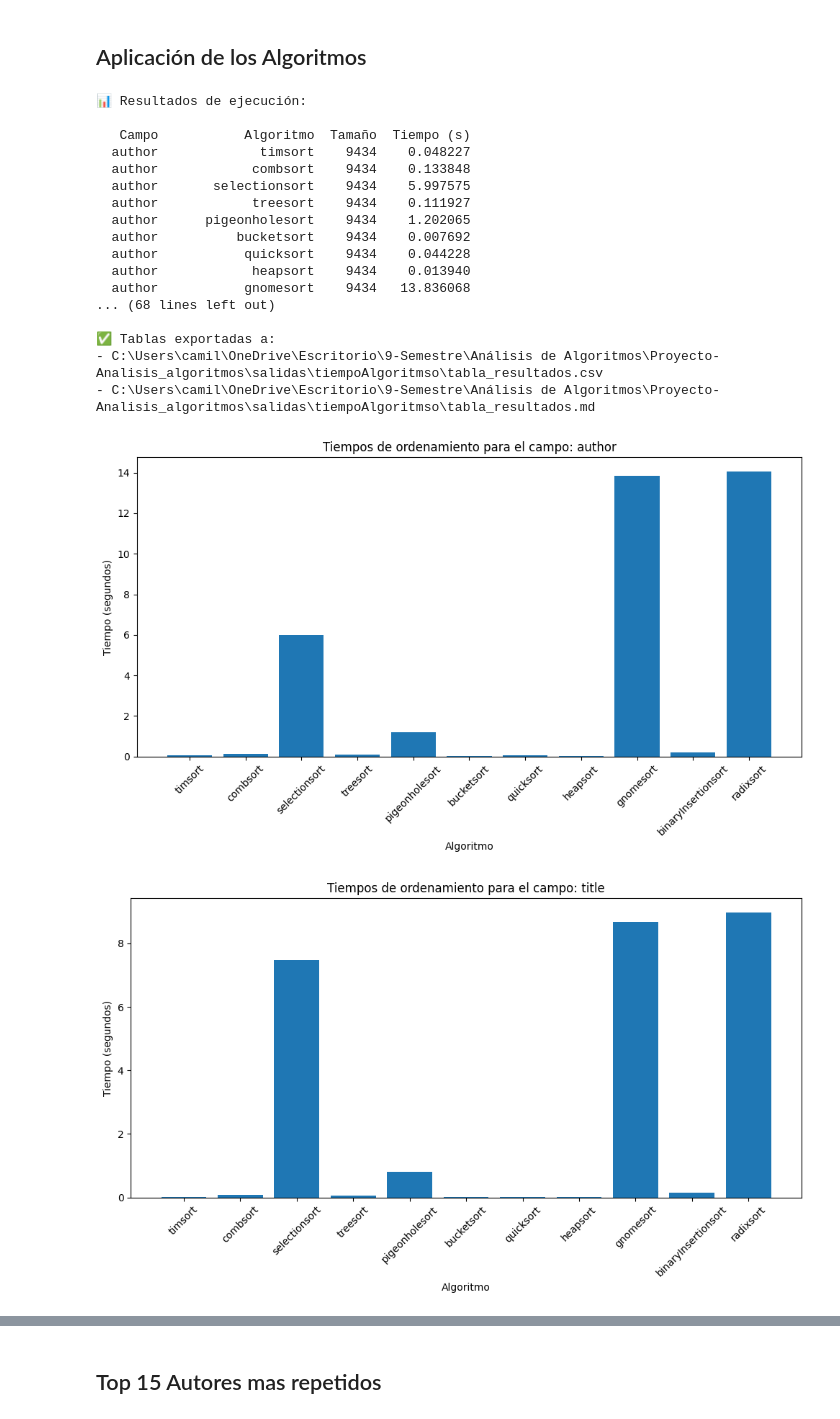
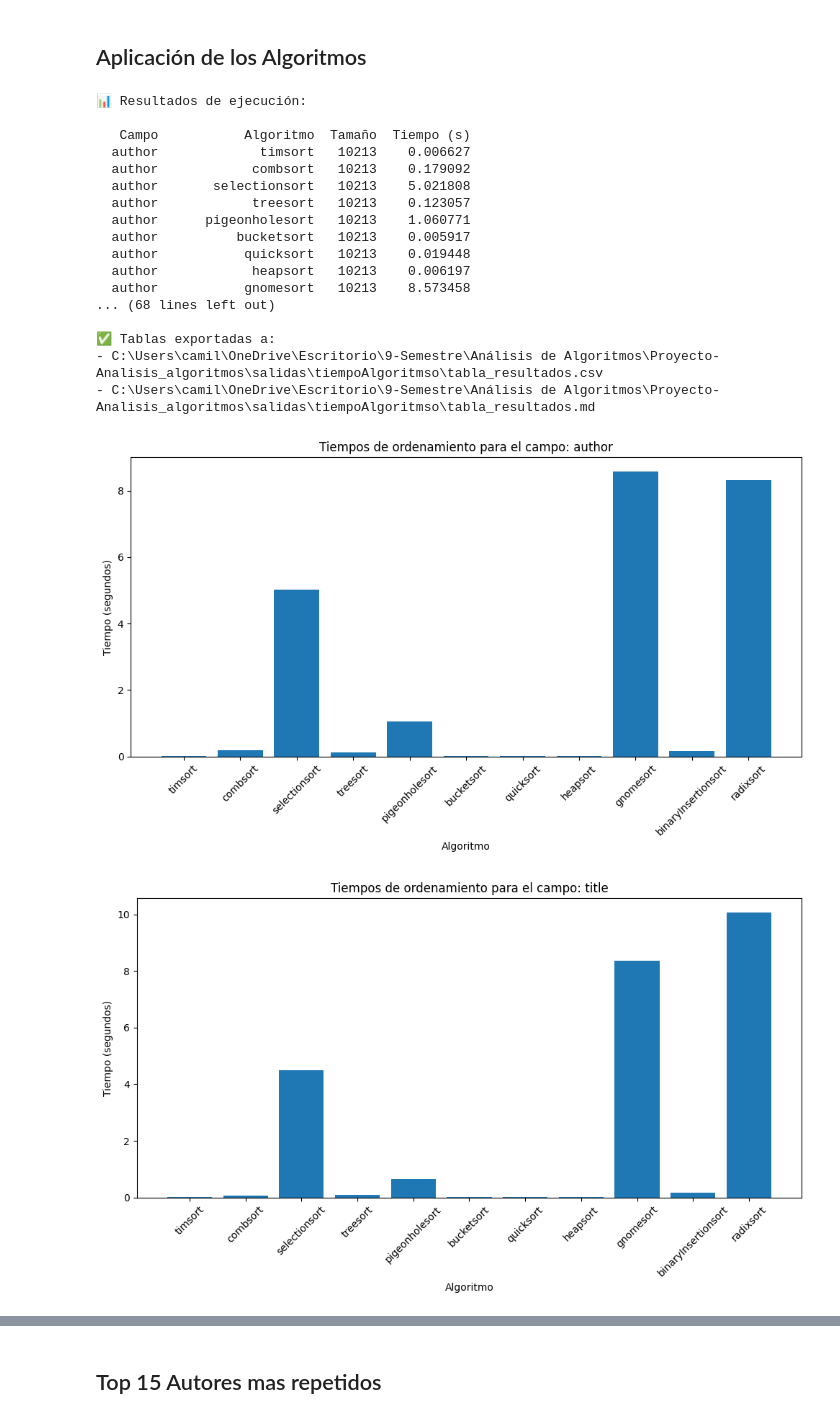
Before and after one commit to CamiloCuenca/Proyecto-Analisis_algoritmos, a Jupyter notebook: Limpieza.ipynb, the cells around one changed output, grey strips where cells are left out. Saved outputs shown, nothing was run; the diff lists cells and outputs as text; code cells hidden in the pictures.

Commit message:
Se corrigió el PATH del archivo consolidado.

```diff
--- a/Limpieza.ipynb
+++ b/Limpieza.ipynb
@@ -203,7 +203,7 @@ from dotenv import load_dotenv
 load_dotenv()
 
 # Definir rutas
-BIBTEX_PATH =os.getenv("CONSOLIDADO_ORGANIZADO_PATH")
+BIBTEX_PATH =os.getenv("CONSOLIDADO_PATH")
 OUTPUT_PATH = os.getenv("ORDENAMIENTO_PATH")
 TIMING_PATH = os.getenv("TIEMPOS_PATH")
 
@@ -565,41 +565,41 @@ with open(md_path, "w", encoding="utf-8") as f:
     f.write(df_resultados.to_markdown(index=False))
 
 print(f"\n✅ Tablas exportadas a:\n- {csv_path}\n- {md_path}")
 
 
 # %%
 # Graficar tiempos de ordenamiento para cada clave
 for field, algo_times in timings.items():
     algo_names = list(algo_times.keys())
     times_list = [algo_times[algo] for algo in algo_names]
 
     plt.figure(figsize=(10,6))
     plt.bar(algo_names, times_list)
     plt.xlabel('Algoritmo')
     plt.ylabel('Tiempo (segundos)')
     plt.title(f'Tiempos de ordenamiento para el campo: {field}')
     plt.xticks(rotation=45)
     plt.tight_layout()
     # Guardar la gráfica en TIMING_PATH (por ejemplo, "tiempo_author.png")
     plt.savefig(os.path.join(TIMING_PATH, f"tiempo_{field}.png"))
     plt.show()
 # %% [output]
 📊 Resultados de ejecución:
 
    Campo           Algoritmo  Tamaño  Tiempo (s)
-  author             timsort    9434    0.048227
-  author            combsort    9434    0.133848
-  author       selectionsort    9434    5.997575
-  author            treesort    9434    0.111927
-  author      pigeonholesort    9434    1.202065
-  author          bucketsort    9434    0.007692
-  author           quicksort    9434    0.044228
-  author            heapsort    9434    0.013940
-  author           gnomesort    9434   13.836068
+  author             timsort   10213    0.006627
+  author            combsort   10213    0.179092
+  author       selectionsort   10213    5.021808
+  author            treesort   10213    0.123057
+  author      pigeonholesort   10213    1.060771
+  author          bucketsort   10213    0.005917
+  author           quicksort   10213    0.019448
+  author            heapsort   10213    0.006197
+  author           gnomesort   10213    8.573458
 ... (68 lines left out)
 
 ✅ Tablas exportadas a:
 - C:\Users\camil\OneDrive\Escritorio\9-Semestre\Análisis de Algoritmos\Proyecto-Analisis_algoritmos\salidas\tiempoAlgoritmso\tabla_resultados.csv
 - C:\Users\camil\OneDrive\Escritorio\9-Semestre\Análisis de Algoritmos\Proyecto-Analisis_algoritmos\salidas\tiempoAlgoritmso\tabla_resultados.md
-[figure, old version]
+[figure, new version]
-[figure, old version]
+[figure, new version]
```
Also changed, not shown: parts of 2 cells of this notebook.
